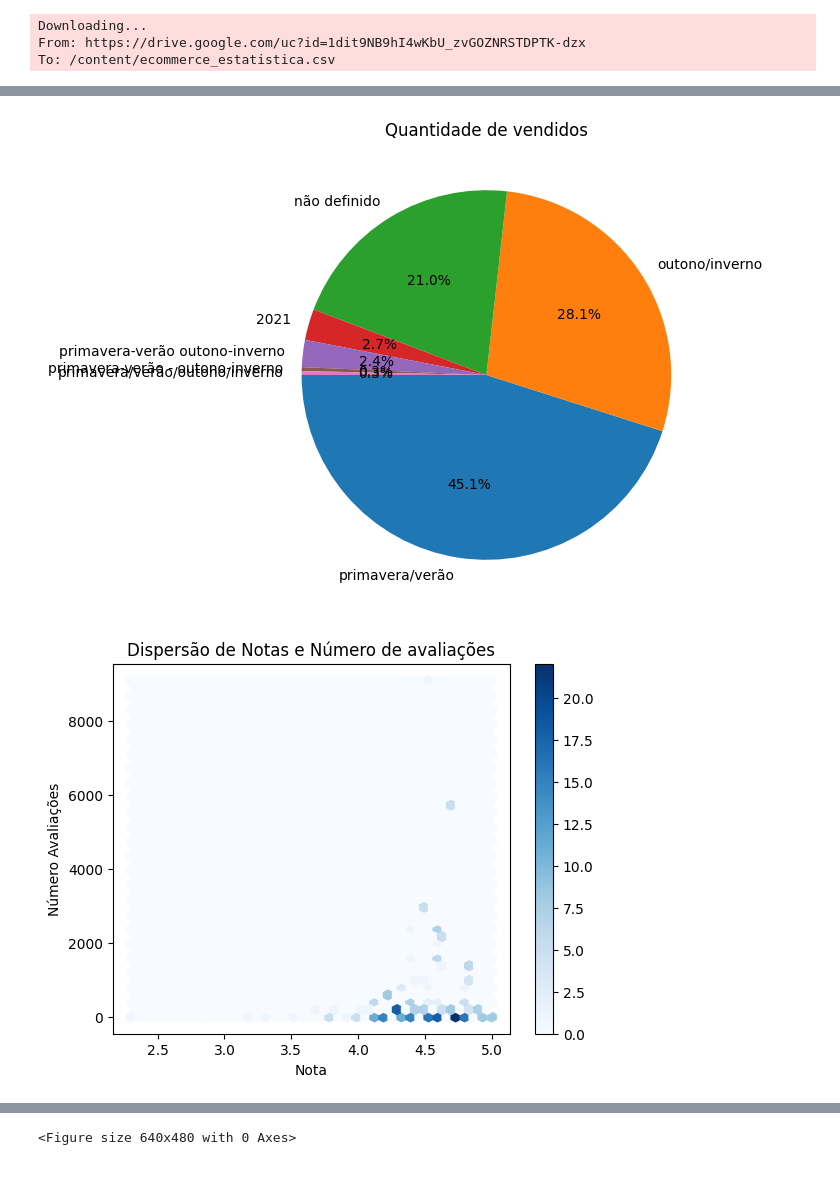
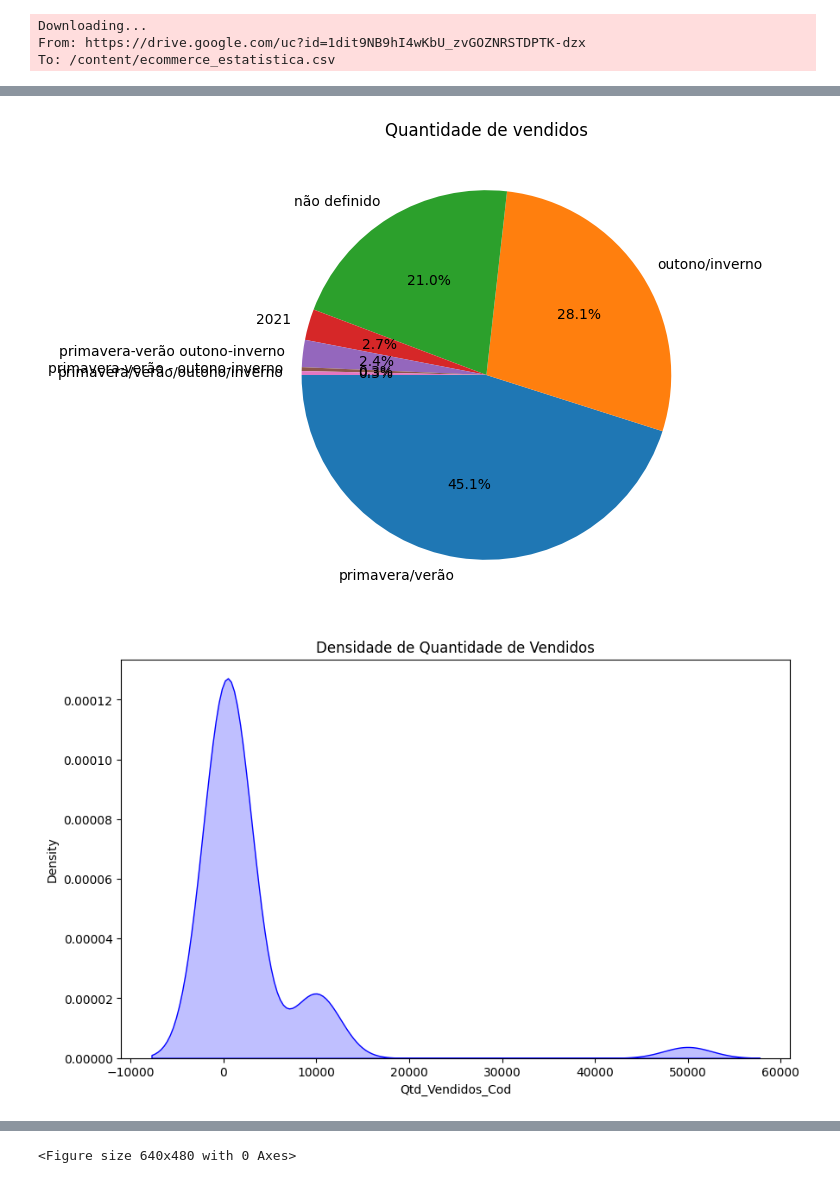
Before and after one commit to BrunoBmassa/Python-Activities, a Jupyter notebook: Graficos.ipynb, the cells around one changed output, grey strips where cells are left out. Saved outputs shown, nothing was run; the diff lists cells and outputs as text; code cells hidden in the pictures.

```diff
--- a/Graficos.ipynb
+++ b/Graficos.ipynb
@@ -68,38 +68,38 @@ plt.grid(True)
 
 x = df['Temporada'].value_counts().index
 y = df['Temporada'].value_counts().values
 plt.figure(figsize=(10,6))
 plt.pie(y, labels=x, autopct='%.1f%%', startangle=180,)
 #counts.plot(kind='pie', labels = None, figsize=(11,8), legend=True)
 plt.title('Quantidade de vendidos')
 plt.show()
 
 #Grafico 6
-#Dispersão
+#Densidade
 
-plt.hexbin(df['Nota'], df['N_Avaliações'], gridsize=40, cmap='Blues')
-plt.colorbar(label='')
-plt.xlabel('Nota')
-plt.ylabel('Número Avaliações')
-plt.title('Dispersão de Notas e Número de avaliações')
+plt.figure(figsize=(10,6))
+sns.kdeplot(df['Qtd_Vendidos_Cod'], fill=True, color='Blue')
+plt.title('Densidade de Quantidade de Vendidos')
+plt.xlabel('Qtd_Vendidos_Cod')
+
 plt.show()
 
 #Grafico 7
 #Regressão
 
-sns.regplot(x='Preço', y='Qtd_Vendidos_Cod', data=df, color='yellow', scatter_kws={'alpha':0.5, 'color': 'orange'})
+sns.regplot(x='Preço', y='Qtd_Vendidos_Cod', data=df, color='red', scatter_kws={'alpha':0.5, 'color': 'yellow'})
 plt.title('Regressão Preço e Qtd_Vendidos_Cod')
 plt.xlabel('Preço')
 plt.ylabel('Qtd_Vendidos_Cod')
 plt.show()
 
 plt.tight_layout()
 # %% [output]
 Downloading...
 From: https://drive.google.com/uc?id=1dit9NB9hI4wKbU_zvGOZNRSTDPTK-dzx
 To: /content/ecommerce_estatistica.csv
 [figure]
 [figure]
 [figure]
 [figure]
-[figure, old version]
+[figure, new version]
```
Also changed, not shown: parts of 1 cell of this notebook.
